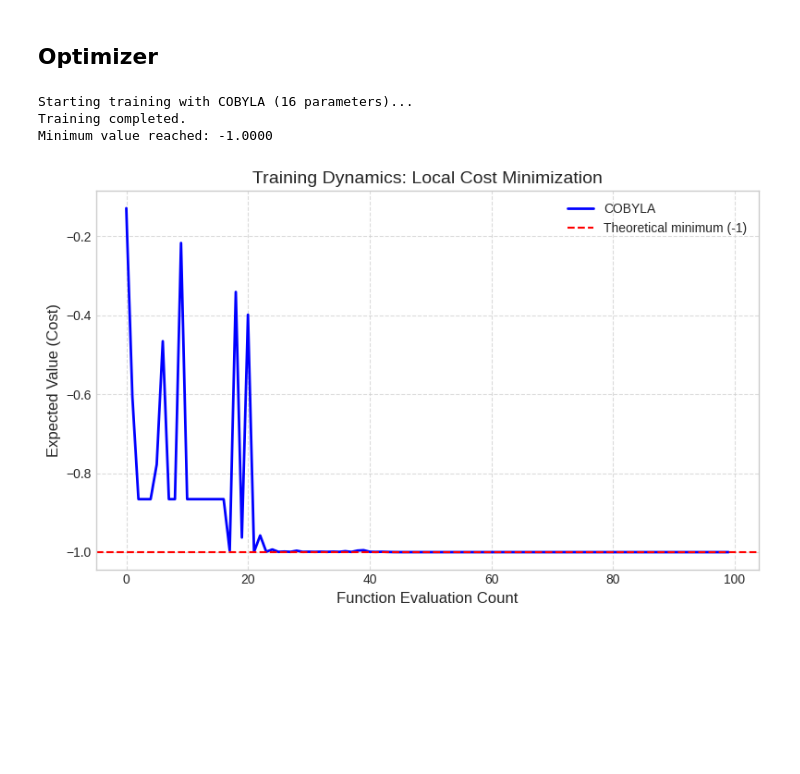
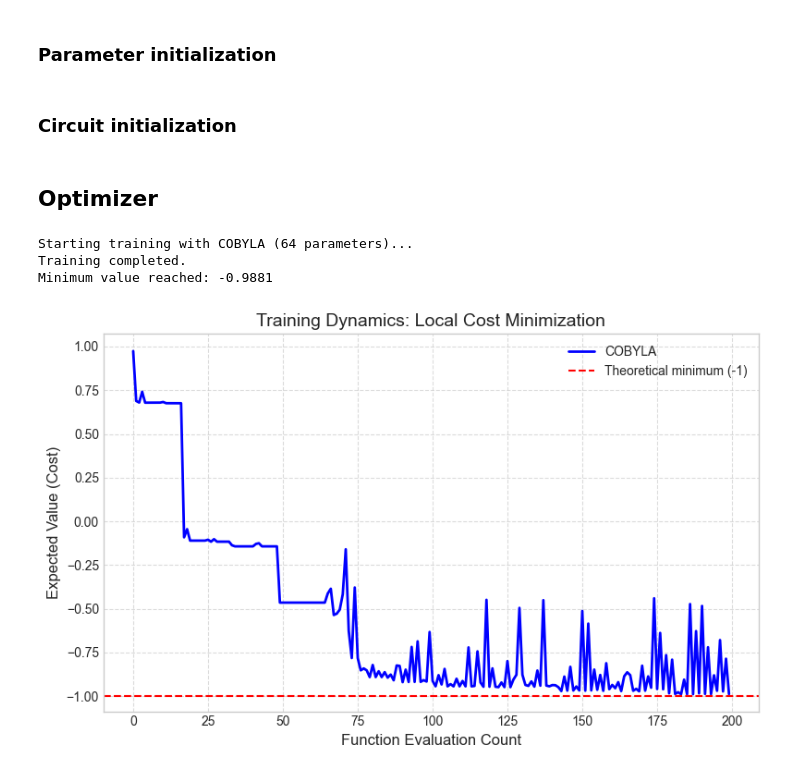
Before and after one commit to sdlt2003/barren-plateaus-in-qnns, a Jupyter notebook: assets/code/QNSPSA-vs-COBYLA.ipynb, the cells around one changed output. Saved outputs shown, nothing was run; the diff lists cells and outputs as text; code cells hidden in the pictures; blank space fills up the shorter version.

Commit message:
both colabs extended and simplified (results on the cells documentation extended (cobyla-qnspsa missing)

```diff
--- a/assets/code/QNSPSA-vs-COBYLA.ipynb
+++ b/assets/code/QNSPSA-vs-COBYLA.ipynb
@@ -29,19 +70,33 @@ num_samples = 150              # Number of random parameter samples
+# %% [markdown]
+### Parameter initialization
+# %%
+num_samples = 150              # Number of random parameter samples
+n_qubits = 8
+
+# 1. Custom exception definition
+class ConvergenceReached(Exception):
+    pass
+
+
+# 3. Early stopping parameters
+WINDOW_EVALS = 100
+TOLERANCE = 1e-1
+# %% [markdown]
+### Circuit initialization
+# %%
+reps_log = max(1, int(np.round(np.log2(n_qubits))))
+
+ansatz = EfficientSU2(num_qubits=n_qubits, reps=reps_log, entanglement='linear')
+observable = SparsePauliOp.from_list([("I" * (n_qubits - 1) + "Z", 1)])
+
+num_params = ansatz.num_parameters
+initial_parameters = np.random.normal(loc=0.0, scale=0.1, size=num_params)
+
+estimator = StatevectorEstimator()
 # %% [markdown]
 ## Optimizer
 # %%
-# Global imports are already loaded in the configuration section.
-
-# 1. Quantum system setup
-n_qubits = 4
-# We use low depth (reps=1) and linear entanglement to avoid barren plateaus and keep COBYLA stable.
-ansatz = EfficientSU2(num_qubits=n_qubits, reps=1, entanglement='linear')
-num_params = ansatz.num_parameters
-
-# Local cost function (measure Z on qubit 0 only)
-observable = SparsePauliOp.from_list([("I" * (n_qubits - 1) + "Z", 1)])
-estimator = StatevectorEstimator()
-
-# 2. Variable to store training history
+# Variable to store training history
 cobyla_cost_history = []
 
 # 3. Objective function
@@ -54,36 +109,34 @@ def objective_function(parameters):
     # Save value for plotting
     cobyla_cost_history.append(cost)
     return cost
 
 # 4. Optimizer initialization and execution
 print(f"Starting training with COBYLA ({num_params} parameters)...")
 
-# Random initialization in [-pi, pi]
-initial_parameters = np.random.uniform(-np.pi, np.pi, num_params)
 
 # Instantiate COBYLA with a maximum of 100 iterations
-optimizer = COBYLA(maxiter=100)
+optimizer = COBYLA(maxiter=200)
 
 # Execute minimization
 result_cobyla = optimizer.minimize(fun=objective_function, x0=initial_parameters)
 
 print("Training completed.")
 print(f"Minimum value reached: {result_cobyla.fun:.4f}")
 
 # 5. Results visualization
 plt.figure(figsize=(8, 5))
 plt.plot(cobyla_cost_history, label='COBYLA', color='blue', linewidth=2)
 plt.axhline(y=-1.0, color='r', linestyle='--', label='Theoretical minimum (-1)')
 
 plt.title('Training Dynamics: Local Cost Minimization', fontsize=14)
 plt.xlabel('Function Evaluation Count', fontsize=12)
 plt.ylabel('Expected Value (Cost)', fontsize=12)
 plt.legend()
 plt.grid(True, linestyle='--', alpha=0.7)
 plt.tight_layout()
 plt.show()
 # %% [output]
-Starting training with COBYLA (16 parameters)...
+Starting training with COBYLA (64 parameters)...
 Training completed.
-Minimum value reached: -1.0000
+Minimum value reached: -0.9881
-[figure, old version]
+[figure, new version]
```
Also changed, not shown: parts of 10 cells of this notebook, 5 other files.
